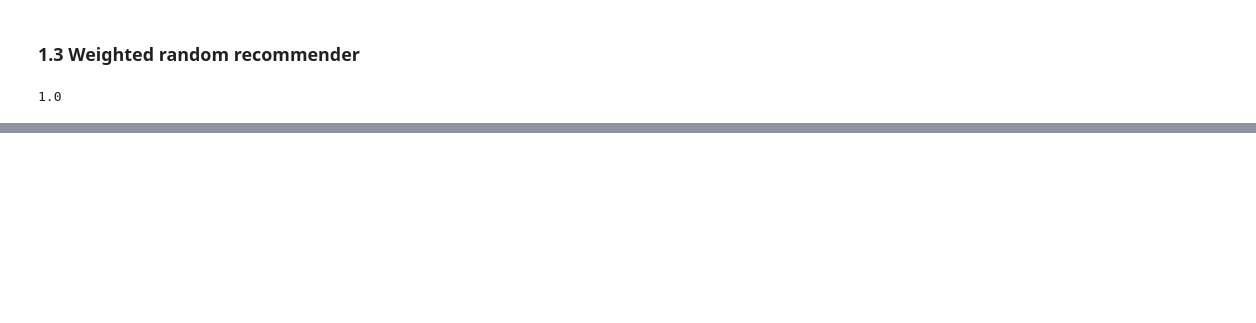
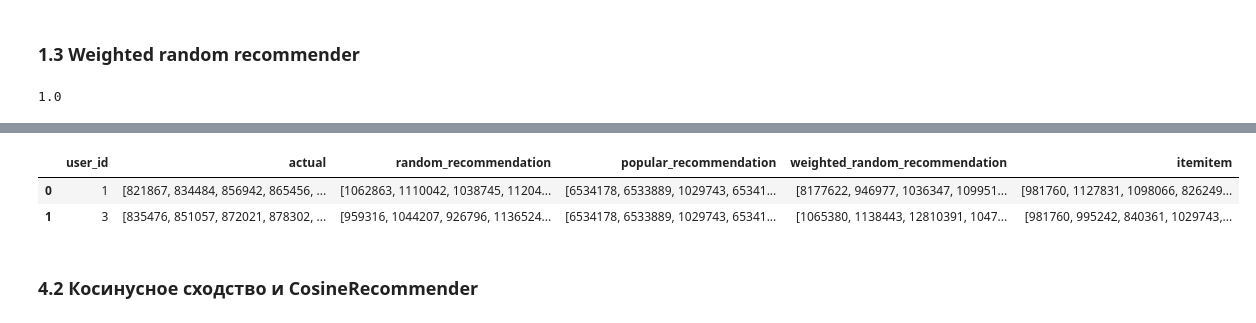
Before and after one commit to VokiVon-P/GB_recommendation, a Jupyter notebook: HW_02/hw_webinar_2.ipynb, the cells around one changed output, grey strips where cells are left out. Cells and saved outputs as stored; diff of their text form; code cells hidden in the pictures; blank space fills up the shorter version.

```diff
--- a/HW_02/hw_webinar_2.ipynb
+++ b/HW_02/hw_webinar_2.ipynb
@@ -278,0 +343,26 @@ test_prediction_at_k(pred_basic)
+# %%
+userids = user_item_matrix.index.values
+itemids = user_item_matrix.columns.values
+
+matrix_userids = np.arange(len(userids))
+matrix_itemids = np.arange(len(itemids))
+
+id_to_itemid = dict(zip(matrix_itemids, itemids))
+id_to_userid = dict(zip(matrix_userids, userids))
+
+itemid_to_id = dict(zip(itemids, matrix_itemids))
+userid_to_id = dict(zip(userids, matrix_userids))
+# %%
+%%time
+
+model = ItemItemRecommender(K=K, num_threads=0) # K - кол-во билжайших соседей
+
+model.fit(csr_matrix(user_item_matrix).T.tocsr(),  # На вход item-user matrix
+          show_progress=False)
+
+recs = model.recommend(userid=userid_to_id[2],  # userid - id от 0 до N
+                        user_items=csr_matrix(user_item_matrix).tocsr(),   # на вход user-item matrix
+                        N=5, # кол-во рекомендаций
+                        filter_already_liked_items=True,
+                        filter_items=None,
+                        recalculate_user=True)
@@ -278,0 +398,8 @@ test_prediction_at_k(pred_basic)
+# %%
+result.head(2)
+# %% [output]
+|  | user_id | actual | random_recommendation | popular_recommendation | weighted_random_recommendation | itemitem |
+| 0 | 1 | [821867, 834484, 856942, 865456, ... | [1062863, 1110042, 1038745, 11204... | [6534178, 6533889, 1029743, 65341... | [8177622, 946977, 1036347, 109951... | [981760, 1127831, 1098066, 826249... |
+| 1 | 3 | [835476, 851057, 872021, 878302, ... | [959316, 1044207, 926796, 1136524... | [6534178, 6533889, 1029743, 65341... | [1065380, 1138443, 12810391, 1047... | [981760, 995242, 840361, 1029743,... |
+# %% [markdown]
+### 4.2 Косинусное сходство и CosineRecommender
```
Also changed, not shown: parts of 36 cells of this notebook.
